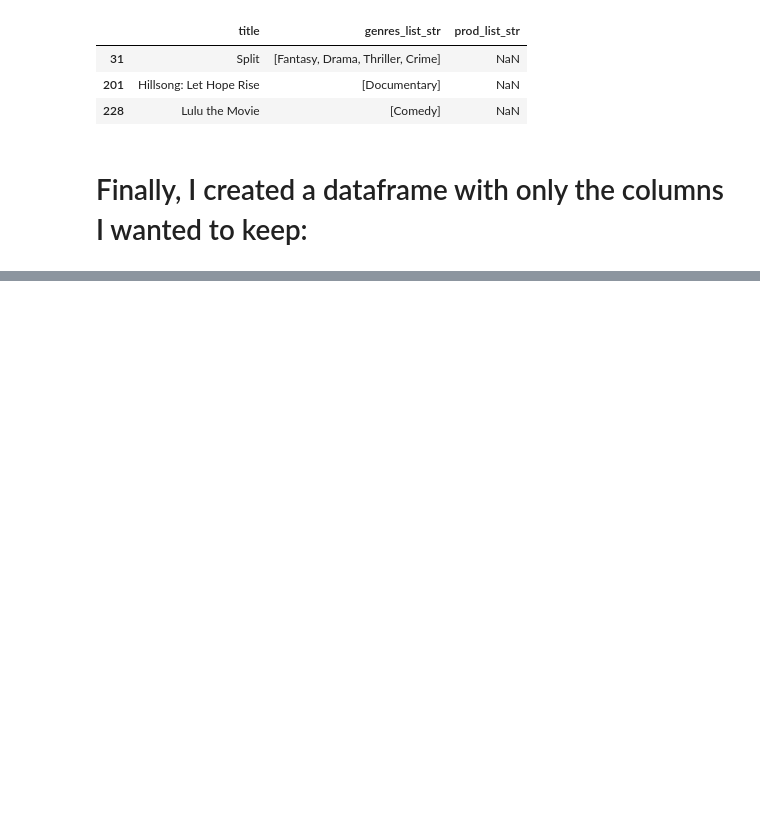
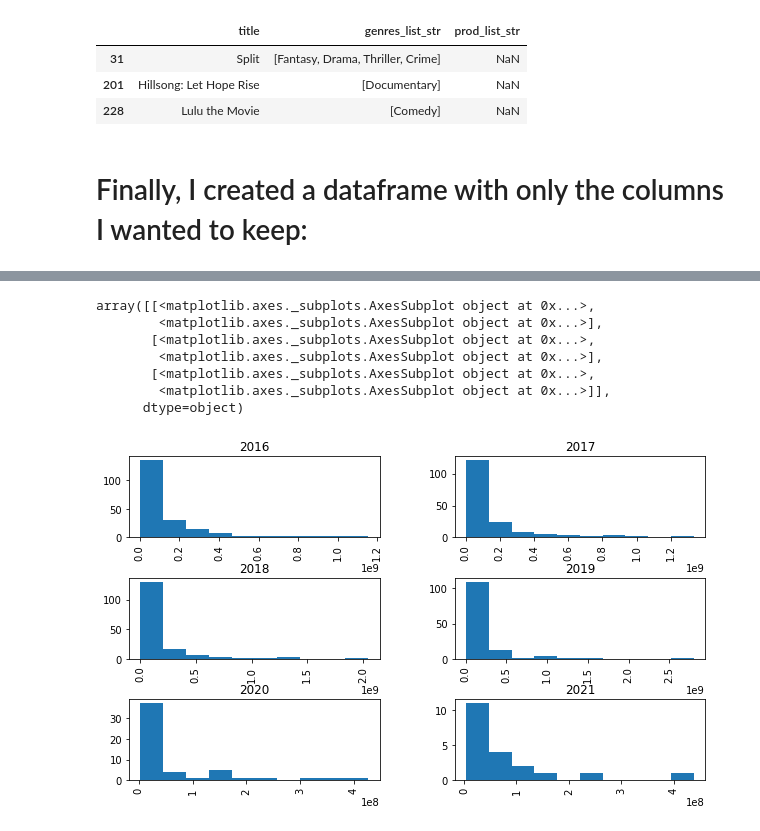
Before and after one commit to clairesarraille/tmdb, a Jupyter notebook: dsc-mod-1-project-v2-1-online-ds-sp-000-master/student.ipynb, the cells around one changed output, grey strips where cells are left out. Drawn from its saved outputs; the diff is of its cells as text; code cells hidden in the pictures; blank space fills up the shorter version.

Commit message:
first visualization

```diff
--- a/dsc-mod-1-project-v2-1-online-ds-sp-000-master/student.ipynb
+++ b/dsc-mod-1-project-v2-1-online-ds-sp-000-master/student.ipynb
@@ -729,0 +735,5 @@ df.
+# %%
+# Rename genres and production companies columns:
+df.rename(columns={'genres_list_str': 'genre', 'prod_list_str': 'production_company'}, inplace=True)
+# %%
+df.reset_index(inplace = True)
@@ -729,0 +789,6 @@ df.
+# %%
+# Create separate df where revenue at Q3 and above:
+df_q3 = df[(df['revenue'] >= 2993211)].copy()
+# %%
+df_q3.reset_index(inplace = True)
+df_q3.info()
@@ -729,0 +828,13 @@ df.
+# %%
+df_q3.hist(by=df_q3['release_date'].dt.year,
+       column='revenue',
+       figsize=[10, 6])
+# %% [output]
+array([[<matplotlib.axes._subplots.AxesSubplot object at 0x...>,
+        <matplotlib.axes._subplots.AxesSubplot object at 0x...>],
+       [<matplotlib.axes._subplots.AxesSubplot object at 0x...>,
+        <matplotlib.axes._subplots.AxesSubplot object at 0x...>],
+       [<matplotlib.axes._subplots.AxesSubplot object at 0x...>,
+        <matplotlib.axes._subplots.AxesSubplot object at 0x...>]],
+      dtype=object)
+[figure, added]
```
Also changed, not shown: parts of 8 cells of this notebook, 1 other file.
